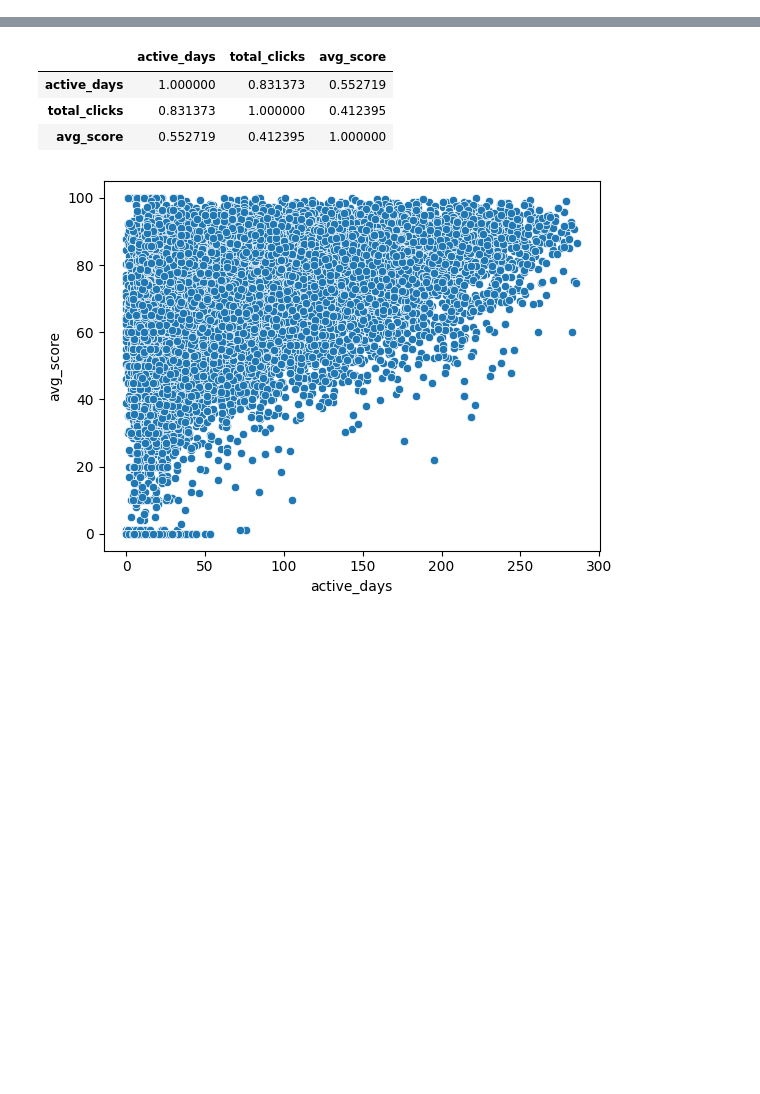
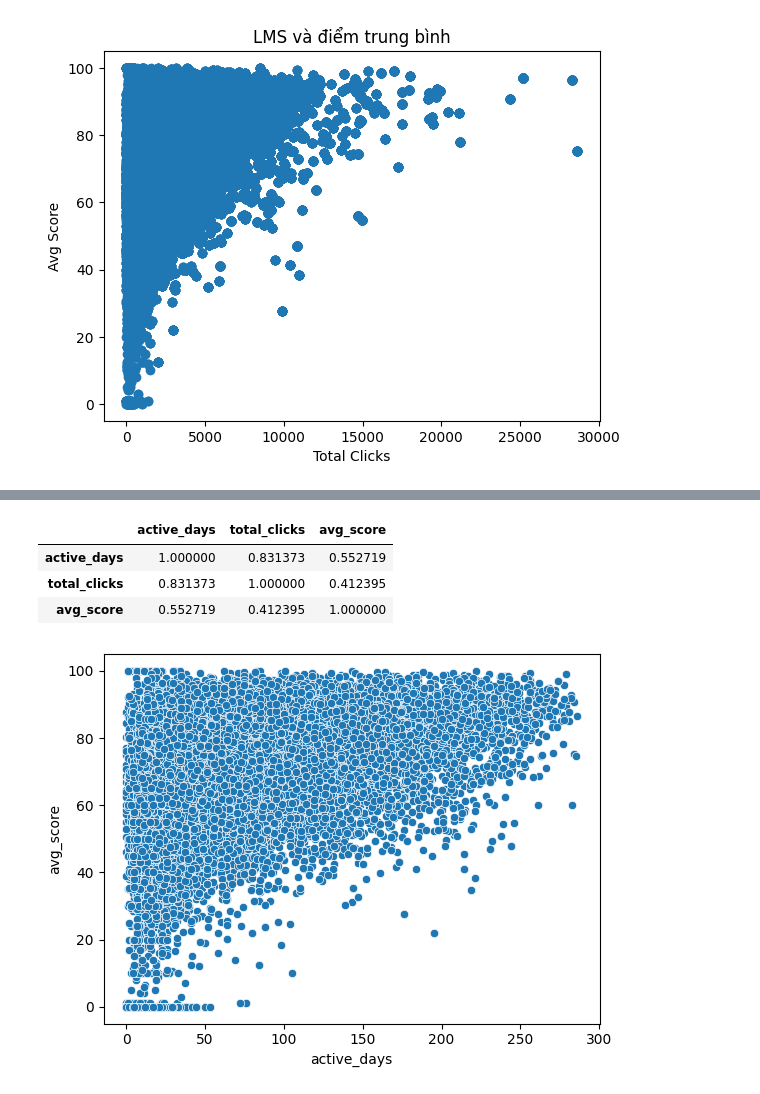
Before and after one commit to DuongBMTTNC/Cloud_DA, a Jupyter notebook: OULAD.ipynb, the cells around one changed output, grey strips where cells are left out. Drawn from its saved outputs; the diff is of its cells as text; code cells hidden in the pictures; blank space fills up the shorter version.

```diff
--- a/OULAD.ipynb
+++ b/OULAD.ipynb
@@ -25,0 +97,8 @@ assessments = pd.read_csv(path + '/assessments.csv')
+# %%
+plt.scatter(df['total_clicks'], df['avg_score'])
+plt.xlabel('Total Clicks')
+plt.ylabel('Avg Score')
+plt.title('LMS và điểm trung bình')
+plt.show()
+# %% [output]
+[figure, added]
```
Also changed, not shown: parts of 22 cells of this notebook.
